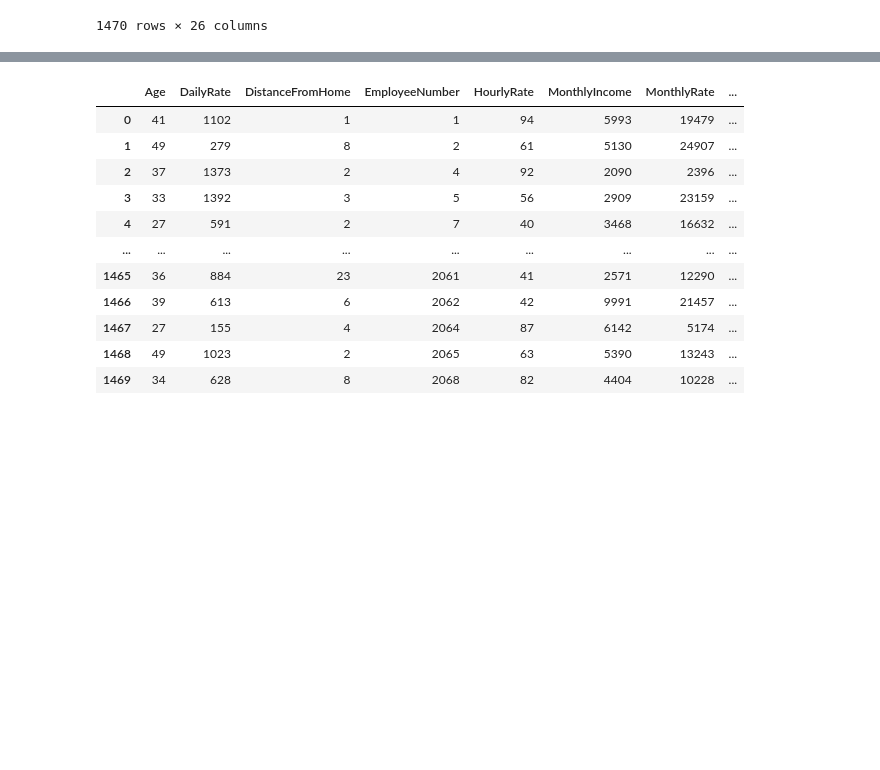
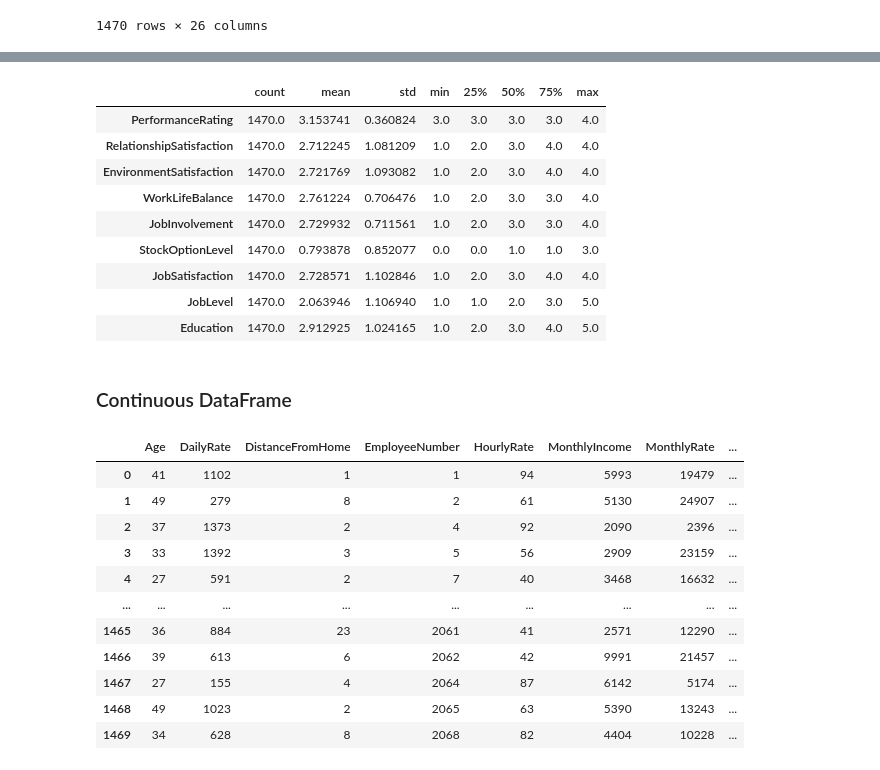
Before and after one commit to BenJMcCarty/IBM-Employee-Attrition-and-Performance, a Jupyter notebook: EDA_and_Cleaning.ipynb, the cells around one changed output, grey strips where cells are left out. Drawn from its saved outputs; the diff is of its cells as text; code cells hidden in the pictures; blank space fills up the shorter version.

```diff
--- a/EDA_and_Cleaning.ipynb
+++ b/EDA_and_Cleaning.ipynb
@@ -170 +216,16 @@ cat_num_df
+# %%
+cat_num_df.describe().T
+# %% [output]
+|  | count | mean | std | min | 25% | 50% | 75% | max |
+| PerformanceRating | 1470.0 | 3.153741 | 0.360824 | 3.0 | 3.0 | 3.0 | 3.0 | 4.0 |
+| RelationshipSatisfaction | 1470.0 | 2.712245 | 1.081209 | 1.0 | 2.0 | 3.0 | 4.0 | 4.0 |
+| EnvironmentSatisfaction | 1470.0 | 2.721769 | 1.093082 | 1.0 | 2.0 | 3.0 | 4.0 | 4.0 |
+| WorkLifeBalance | 1470.0 | 2.761224 | 0.706476 | 1.0 | 2.0 | 3.0 | 3.0 | 4.0 |
+| JobInvolvement | 1470.0 | 2.729932 | 0.711561 | 1.0 | 2.0 | 3.0 | 3.0 | 4.0 |
+| StockOptionLevel | 1470.0 | 0.793878 | 0.852077 | 0.0 | 0.0 | 1.0 | 1.0 | 3.0 |
+| JobSatisfaction | 1470.0 | 2.728571 | 1.102846 | 1.0 | 2.0 | 3.0 | 4.0 | 4.0 |
+| JobLevel | 1470.0 | 2.063946 | 1.106940 | 1.0 | 1.0 | 2.0 | 3.0 | 5.0 |
+| Education | 1470.0 | 2.912925 | 1.024165 | 1.0 | 2.0 | 3.0 | 4.0 | 5.0 |
+# %% [markdown]
+### Continuous DataFrame
 # %%
```
Also changed, not shown: parts of 16 cells of this notebook.
